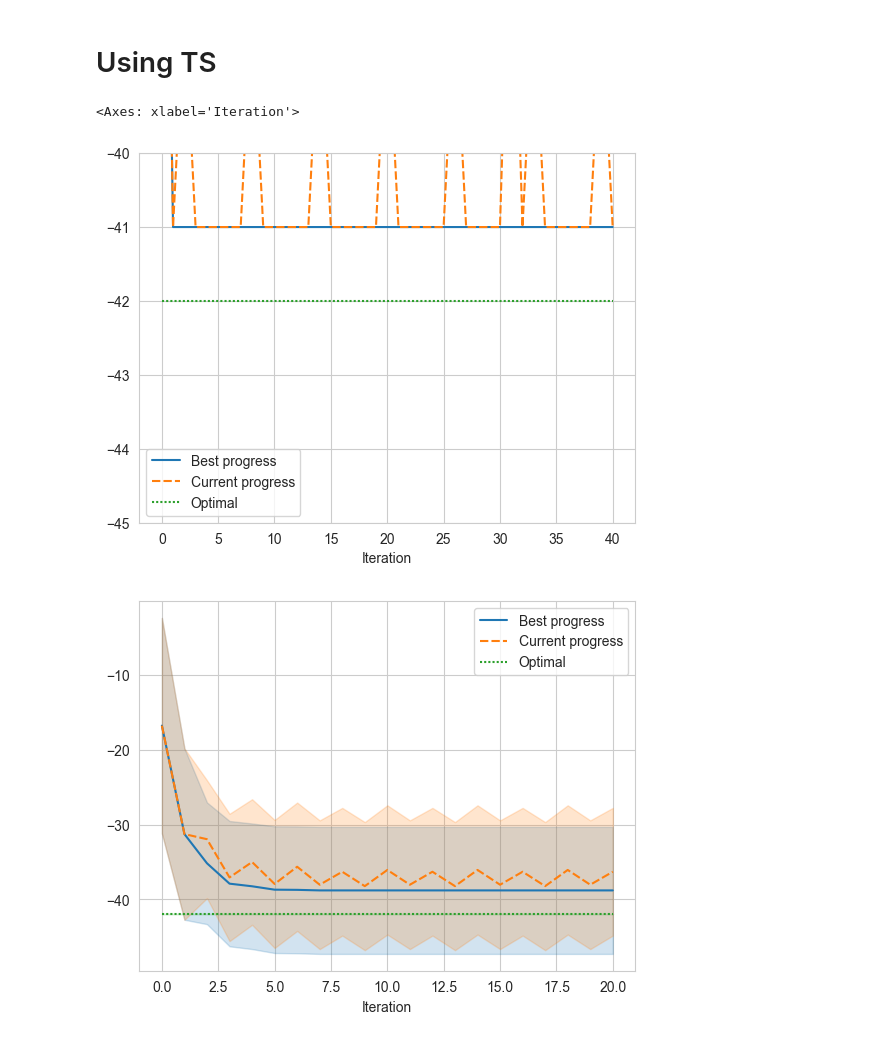
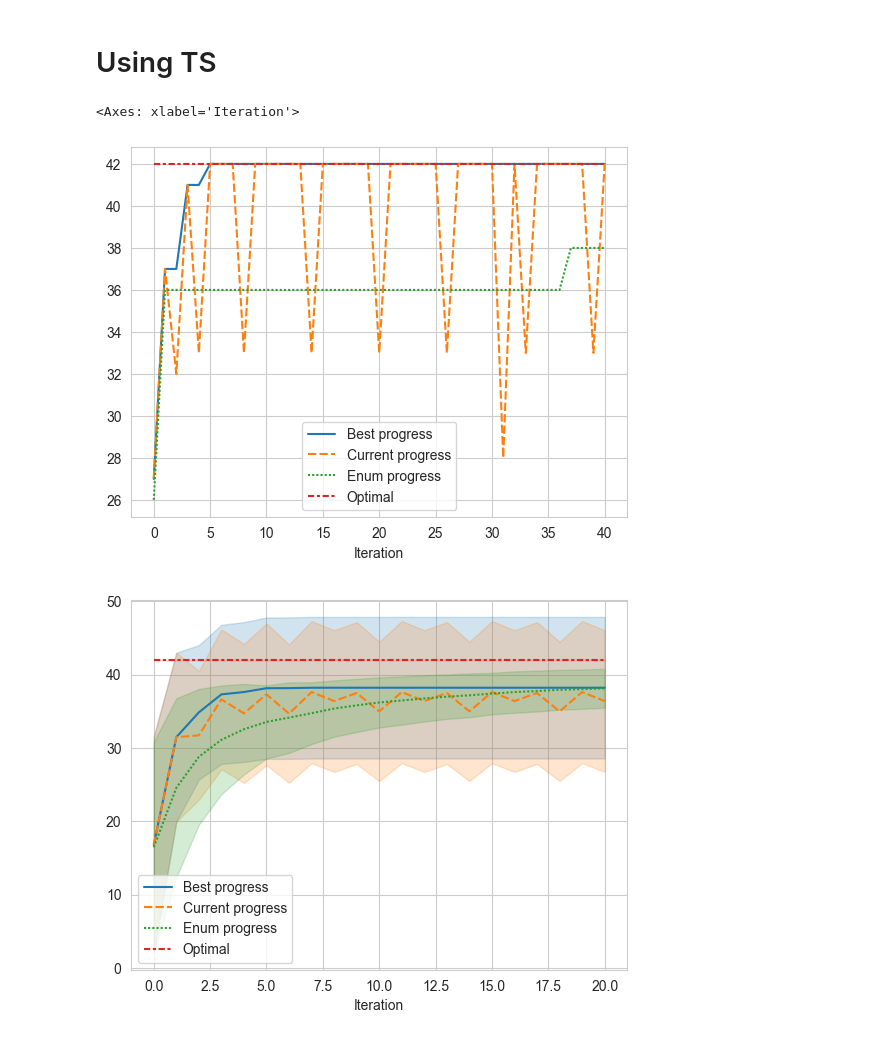
Before and after one commit to nngerncham/ma395_heuristic, a Jupyter notebook: homework/hw3/codebase/Notebooks/Problem 5.ipynb, the cells around one changed output. Saved outputs shown, nothing was run; the diff lists cells and outputs as text; code cells hidden in the pictures.

```diff
--- a/homework/hw3/codebase/Notebooks/Problem 5.ipynb
+++ b/homework/hw3/codebase/Notebooks/Problem 5.ipynb
@@ -30,24 +30,38 @@ print(min_soln, cost(min_soln))
 # Using TS
 # %%
 def form_result(results, max_iters=MAX_ITERS) -> pd.DataFrame:
+    def run_enum():
+        initial = list(product([0, 1], repeat=8))
+        np.random.shuffle(initial)
+
+        best_cost = cost(initial[0])
+        bests = [best_cost]
+
+        for i in range(1, max_iters+1):
+            if cost(initial[i]) < best_cost:
+                best_cost = cost(initial[i])
+            bests.append(best_cost)
+
+        return bests
+
     dfs = [
         pd.DataFrame({
             "Iteration": np.arange(max_iters + 1),
-            "Best progress": result.progress_best,
-            "Current progress": result.progress_current,
+            "Best progress": np.array(result.progress_best) * -1,
+            "Current progress": np.array(result.progress_current) * -1,
+            "Enum progress": np.array(run_enum()) * -1,
         }) for result in results
     ]
     combined = pd.concat(dfs).set_index("Iteration")
-    combined["Optimal"] = -42
+    combined["Optimal"] = 42
     return combined
 
 
 res = p5_freq_tabu_search(s0, cost, max_iters=40)
-plt.ylim(-45, -40)
 sns.lineplot(form_result([res], 40))
 # %% [output]
 <Axes: xlabel='Iteration'>
-[figure, old version]
+[figure, new version]
 # %%
 max_iters = 20
 solns = [p5_freq_tabu_search(np.random.randint(2, size=8), cost, tenure_length=2, max_iters=max_iters)
@@ -56,7 +70,7 @@ solns_df = form_result(solns, max_iters)
 sns.lineplot(solns_df, errorbar='sd')
 plt.savefig("../../images/p5/tenure5", dpi=DPI, bbox_inches="tight")
 # %% [output]
-[figure, old version]
+[figure, new version]
 # %%
 max_iters = 20
 solns = [p5_freq_tabu_search(np.random.randint(2, size=8), cost, tenure_length=50, max_iters=max_iters)
```
Also changed, not shown: parts of 5 cells of this notebook, 17 other files.
